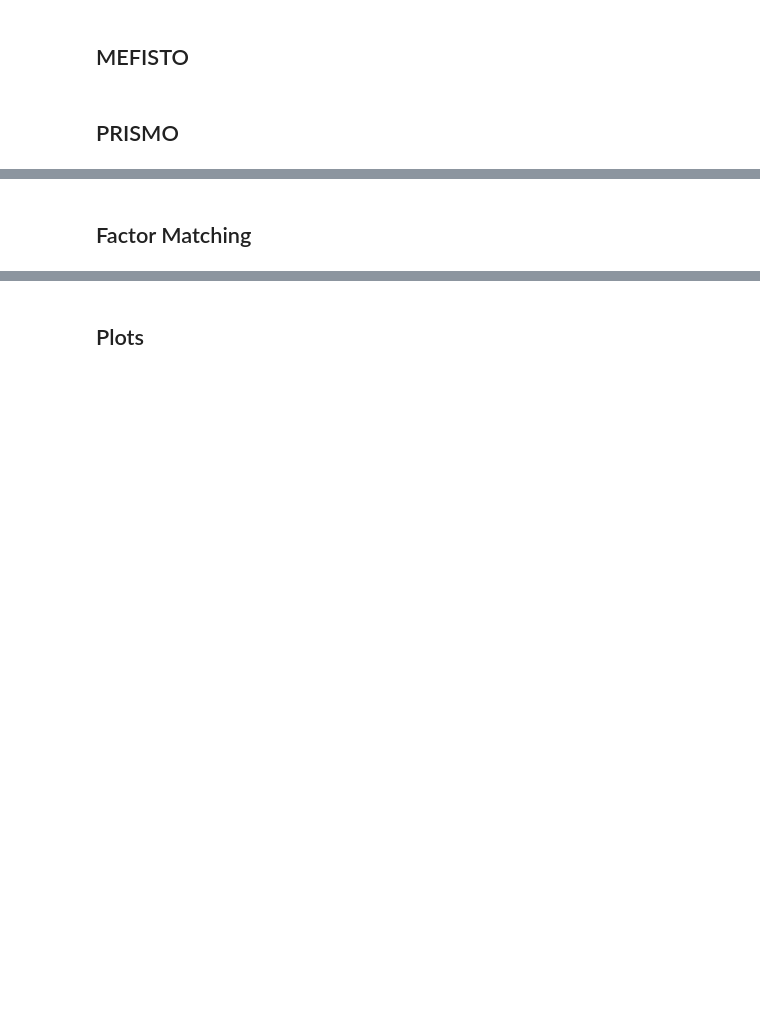
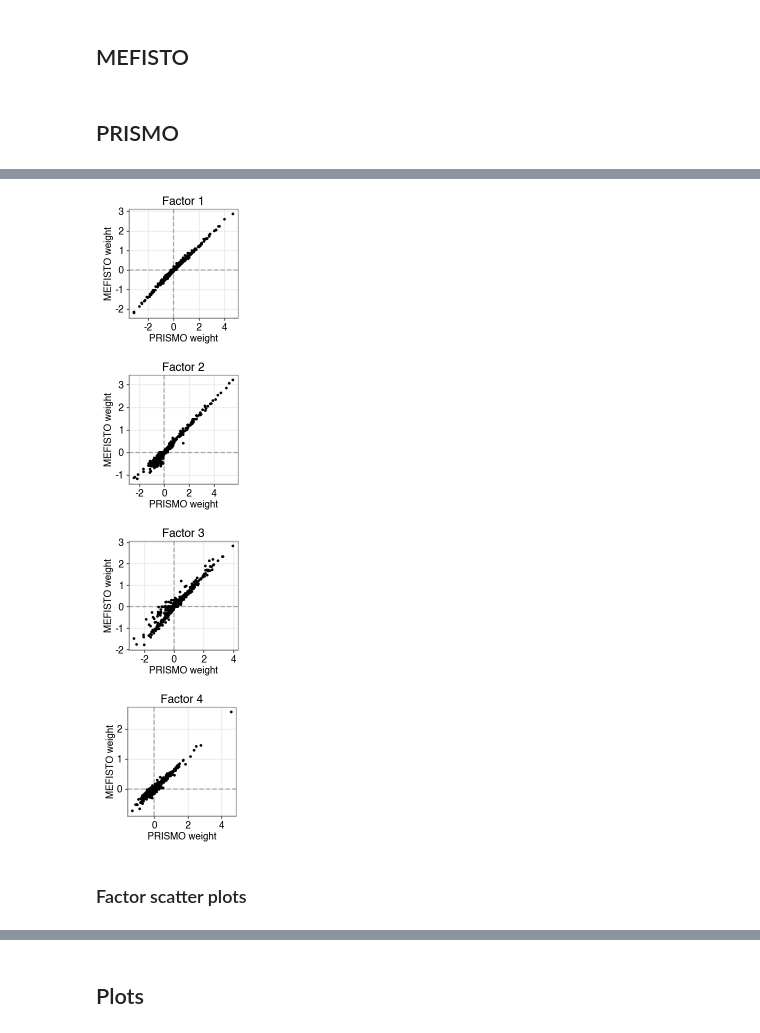
Before and after one commit to bioFAM/mofaflex-analysis, a Jupyter notebook: comparison_mefisto_visium/analysis.ipynb, the cells around one changed output, grey strips where cells are left out. Drawn from its saved outputs; the diff is of its cells as text; code cells hidden in the pictures; blank space fills up the shorter version.

```diff
--- a/comparison_mefisto_visium/analysis.ipynb
+++ b/comparison_mefisto_visium/analysis.ipynb
@@ -81,6 +80 @@ INFO:prismo._core.prismo:Training finished after 2364 steps.
 INFO:prismo._core.prismo:Saving results...
-# %%
-prismo_model = PRISMO.load("models/prismo")
-
-z_prismo = prismo_model.get_factors()['group_1'].values
-w_prismo = prismo_model.get_weights()['view_1'].T.values
@@ -87,2 +195,29 @@ w_prismo = prismo_model.get_weights()['view_1'].T.values
+# %%
+def plot_weights(factor, w_prismo_mean, w_mefisto):
+    df = pd.DataFrame(w_prismo_mean[factor])
+    df.columns = ["weight_prismo"]
+    df["weight_mefisto"] = w_mefisto[factor]
+    df["weight_prismo_abs"] = df["weight_prismo"].abs()
+    df["weight_mefisto_abs"] = df["weight_mefisto"].abs()
+
+    plot = (
+        ggplot(df, aes(x="weight_prismo", y="weight_mefisto"))
+        + geom_point(size=.1)
+        + labs(x="PRISMO weight", y="MEFISTO weight", title=f"{factor}")
+        + theme(figure_size=(1.5, 1.5))
+        + geom_hline(yintercept=0, linetype='dashed', color='black', alpha=0.3)
+        + geom_vline(xintercept=0, linetype='dashed', color='black', alpha=0.3)
+    )
+    return plot
+# %%
+for i in range(1, 5):
+    plot = plot_weights(f"Factor {i}", w_prismo_mean, w_mefisto)
+    plot.save(f"plots/factor{i}_weights.pdf")
+    plot.show()
+# %% [output]
+[figure, added]
+[figure, added]
+[figure, added]
+[figure, added]
 # %% [markdown]
-## Factor Matching
+### Factor scatter plots
```
Also changed, not shown: parts of 20 cells of this notebook, 10 other files.
